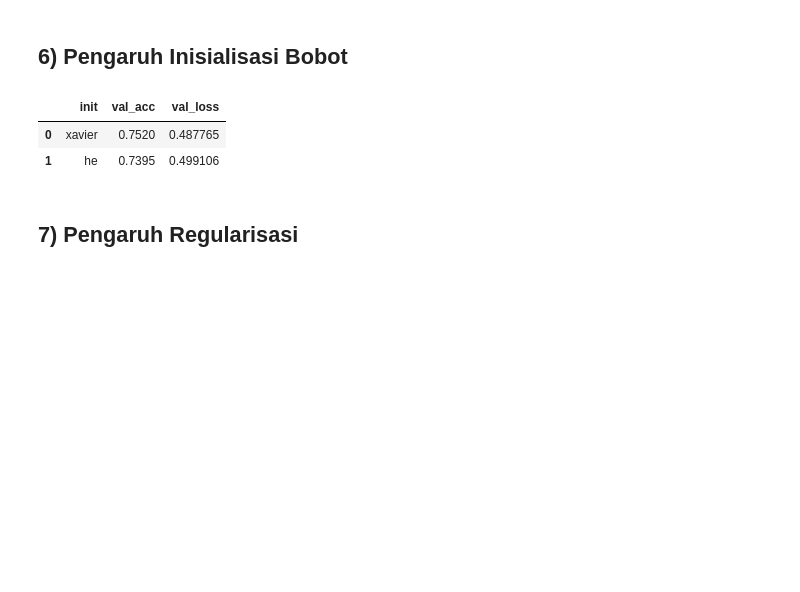
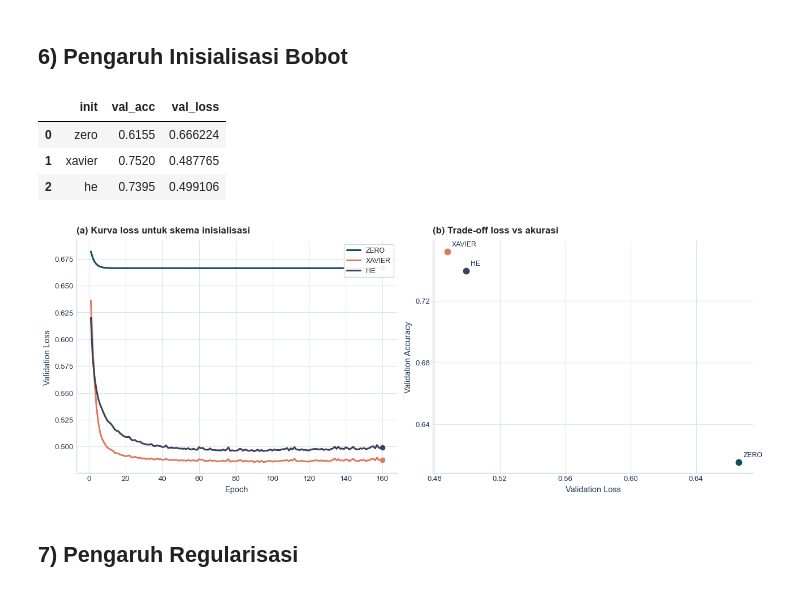
Before and after one commit to fathurwithyou/TorchIsAllYouNeed, a Jupyter notebook: src/experiments.ipynb, the cells around one changed output. Cells and saved outputs as stored; diff of their text form; code cells hidden in the pictures; blank space fills up the shorter version.

Commit message:
add zero initialization experiment

```diff
--- a/src/experiments.ipynb
+++ b/src/experiments.ipynb
@@ -481,7 +669,8 @@ plt.show()
 # %% [markdown]
 ## 6) Pengaruh Inisialisasi Bobot
 # %%
-init_values = ["xavier", "he"]
+# Zero dipakai sebagai kontrol negatif untuk menguji kegagalan symmetry breaking.
+init_values = ["zero", "xavier", "he"]
 init_results = []
 
 for init_name in init_values:
@@ -540,8 +729,26 @@ pd.DataFrame(
 )
 # %% [output]
 |  | init | val_acc | val_loss |
-| 0 | xavier | 0.7520 | 0.487765 |
-| 1 | he | 0.7395 | 0.499106 |
+| 0 | zero | 0.6155 | 0.666224 |
+| 1 | xavier | 0.7520 | 0.487765 |
+| 2 | he | 0.7395 | 0.499106 |
+# %%
+fig, axes = paper_axes(figsize=(12.8, 4.8))
+plot_loss_panel(
+    axes[0, 0],
+    init_results,
+    label_fn=lambda r: r["init"].upper(),
+    title="(a) Kurva loss untuk skema inisialisasi",
+)
+plot_tradeoff_panel(
+    axes[0, 1],
+    init_results,
+    label_fn=lambda r: r["init"].upper(),
+    title="(b) Trade-off loss vs akurasi",
+)
+save_figure(fig, "initialization_loss.png")
+# %% [output]
+[figure, added]
 # %% [markdown]
 ## 7) Pengaruh Regularisasi
 # %%
```
Also changed, not shown: parts of 8 cells of this notebook.
